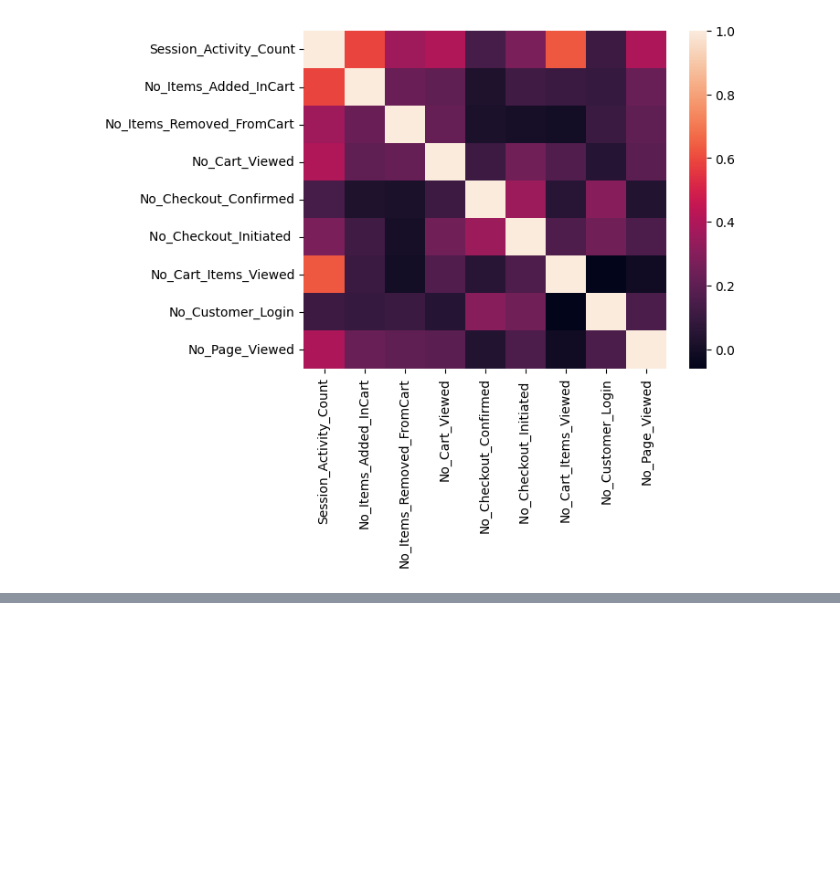
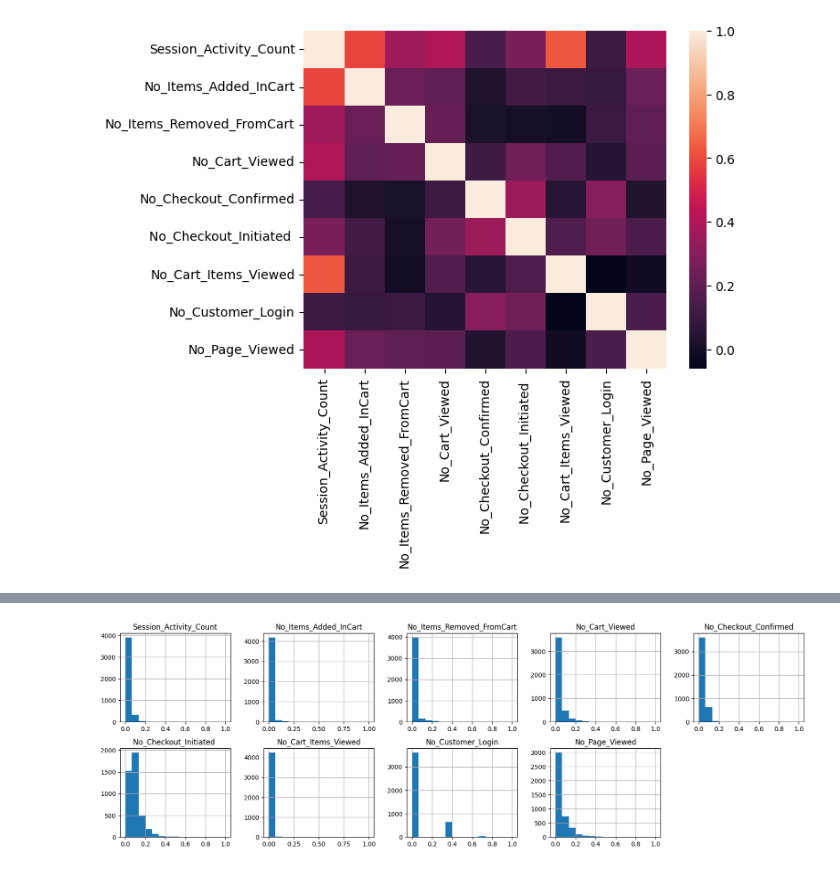
Before and after one commit to ridovci/Customer-Abandonment-Analysis, a Jupyter notebook: main.ipynb, the cells around one changed output, grey strips where cells are left out. Saved outputs shown, nothing was run; the diff lists cells and outputs as text; code cells hidden in the pictures; blank space fills up the shorter version.

```diff
--- a/main.ipynb
+++ b/main.ipynb
@@ -122,0 +153,3 @@ sns.heatmap(corrs)
+# %%
+# Set the datatypes of the ['No_Items_Added_InCart', 'No_Cart_Viewed'] columns to "int64".
+data[null_col] = data[null_col].astype("int64")
@@ -122,0 +201,16 @@ sns.heatmap(corrs)
+# %%
+# The "num" dataframe contains columns with numeric values in the "data" dataset.
+# The "cat" data frame contains columns with textual or categorical values. The "ID" column has been omitted from the "cat" dataframe.
+num=data.select_dtypes(include=["int64"])
+cat=data.select_dtypes(include=["object","category"]).drop(["ID"],axis=1)
+# %%
+# A scaled version of the numeric values in the "num" dataset is assigned to the variable "x_scaled".
+min_max_scaler = MinMaxScaler()
+x_scaled = min_max_scaler.fit_transform(num)
+# %%
+# The pd.DataFrame() function is used to convert data to DataFrame format.
+# The "x_scaled" scaled data is used as the data to form the content of this DataFrame.
+# The "columns=num.columns" parameter sets the column names to the column names in the num dataset.
+# Thus, the columns in the scaled DataFrame retain the names of the columns of the original "num" DataFrame.
+df_scaled = pd.DataFrame(x_scaled,columns=num.columns)
+df_scaled.head(5)
@@ -122,0 +224,4 @@ sns.heatmap(corrs)
+# %%
+df_scaled.hist(bins=15, figsize=(20, 6), layout=(2, 5));
+# %% [output]
+[figure, added]
```
Also changed, not shown: parts of 17 cells of this notebook.
